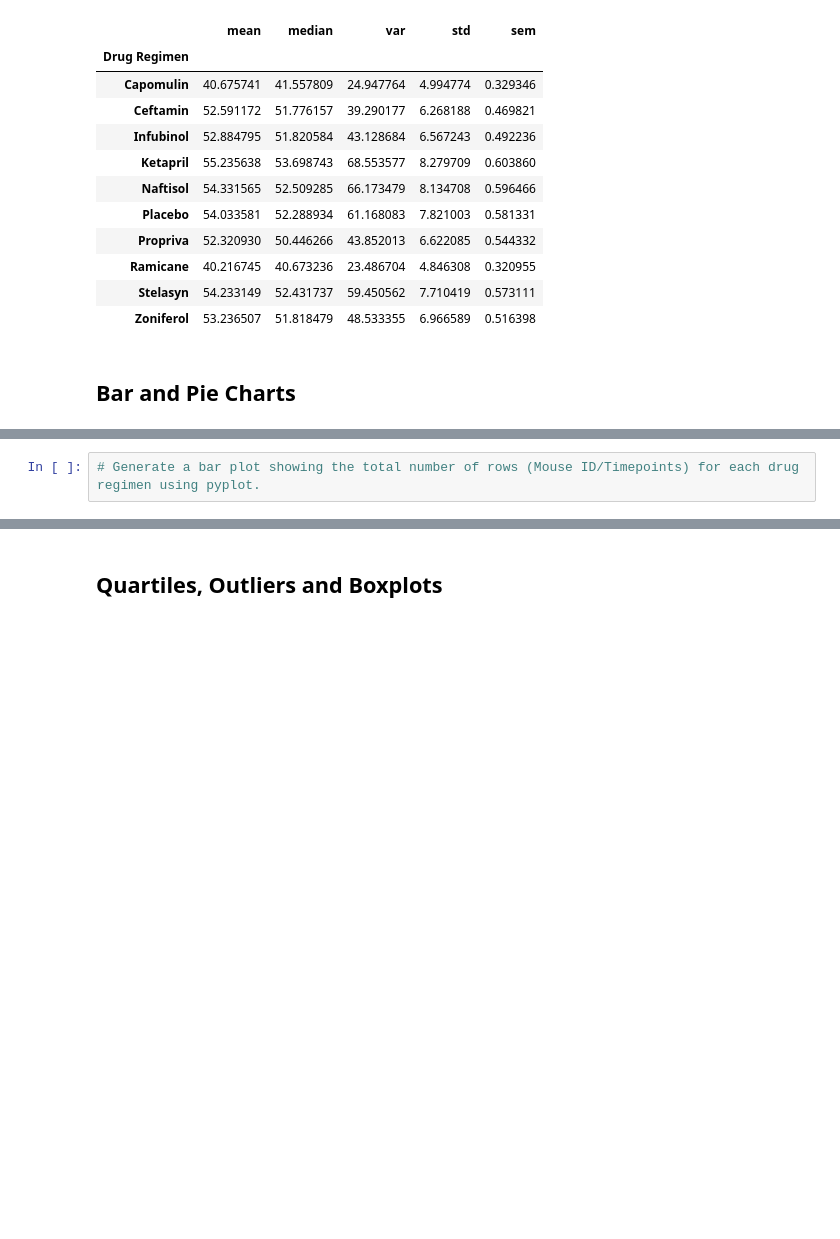
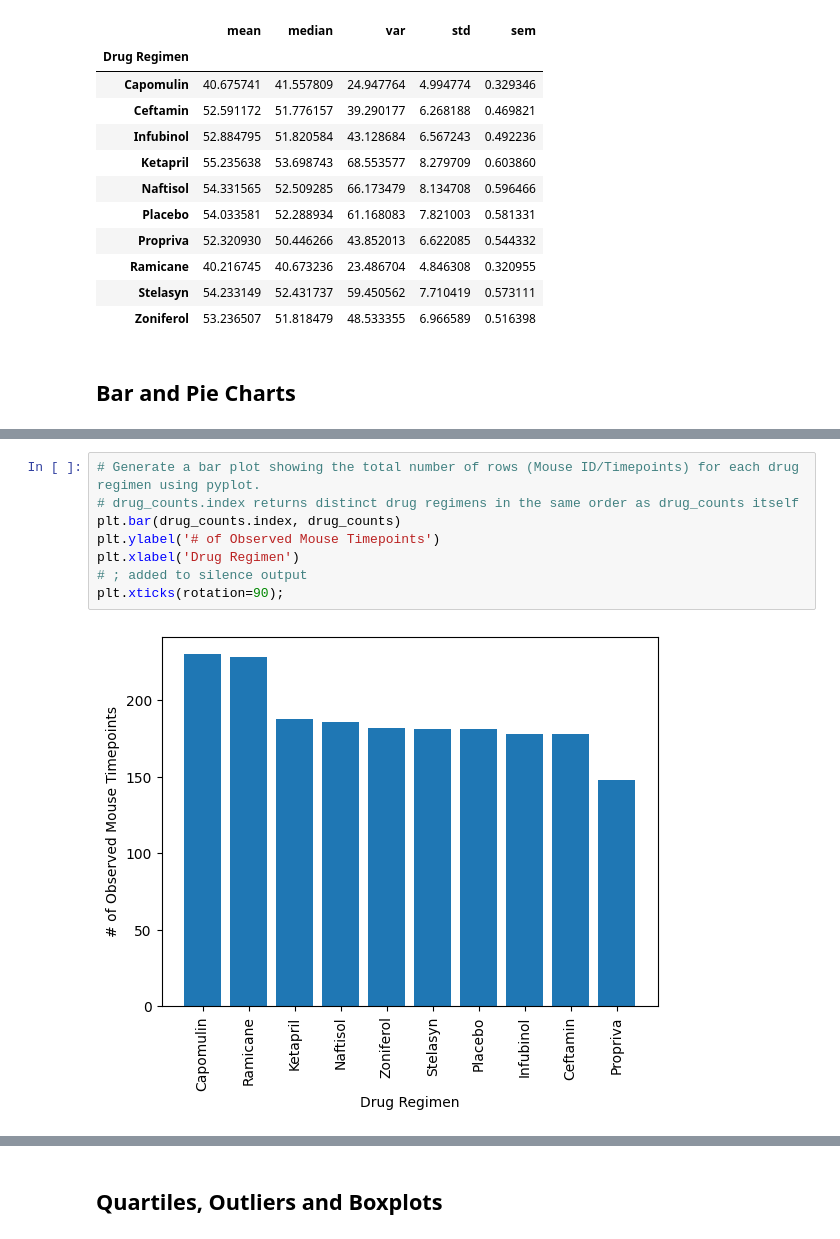
Before and after one commit to ComfyKoala/pymaceuticals-challenge, a Jupyter notebook: Pymaceuticals/pymaceuticals.ipynb, the cells around one changed output, grey strips where cells are left out. Drawn from its saved outputs; the diff is of its cells as text; blank space fills up the shorter version.

```diff
--- a/Pymaceuticals/pymaceuticals.ipynb
+++ b/Pymaceuticals/pymaceuticals.ipynb
@@ -145,4 +150,12 @@ agg_tumor_by_drug_2
 # %%
 # Generate a bar plot showing the total number of rows (Mouse ID/Timepoints) for each drug regimen using pyplot.
+# drug_counts.index returns distinct drug regimens in the same order as drug_counts itself
+plt.bar(drug_counts.index, drug_counts)
+plt.ylabel('# of Observed Mouse Timepoints')
+plt.xlabel('Drug Regimen')
+# ; added to silence output
+plt.xticks(rotation=90);
+# %% [output]
+[figure, added]
 # %%
 # Generate a pie plot showing the distribution of female versus male mice using Pandas
```
Also changed, not shown: parts of 13 cells of this notebook.
